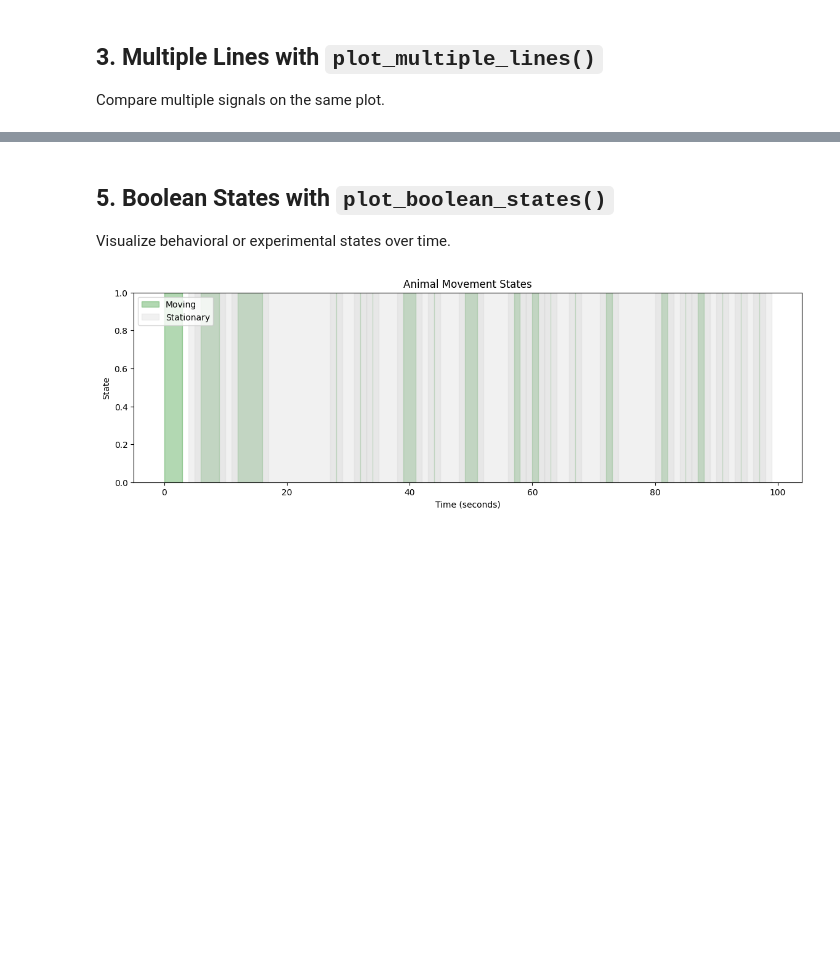
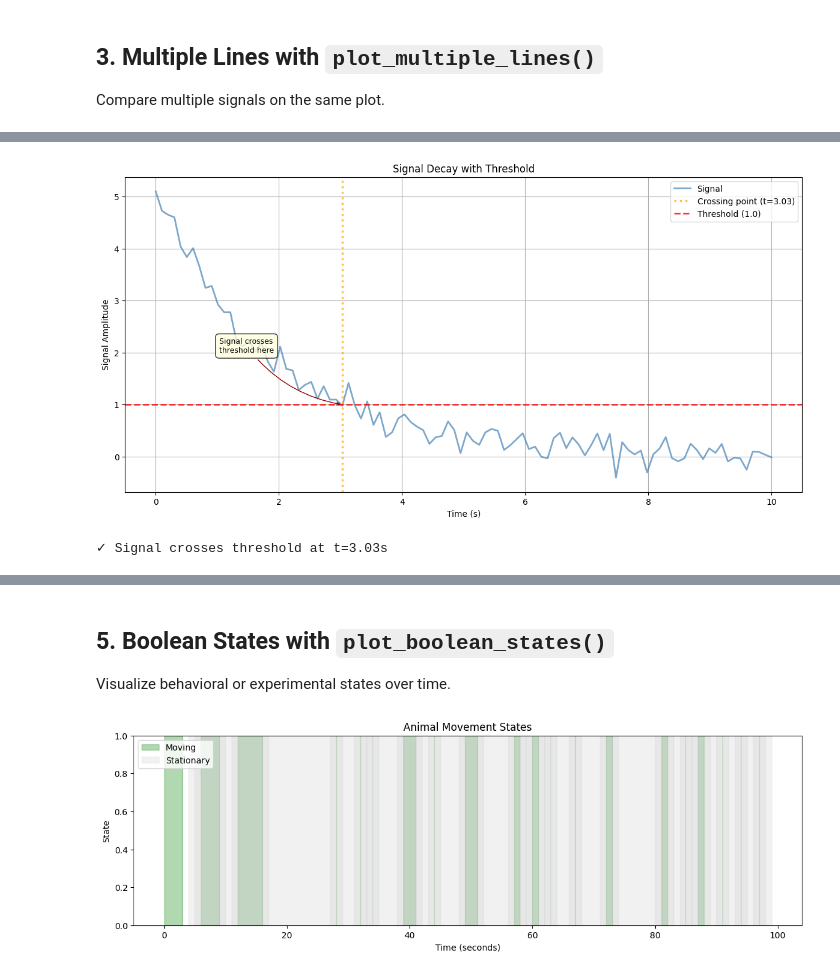
Before and after one commit to Ch3fUlrich/neural-analysis, a Jupyter notebook: examples/plots_1d_examples.ipynb, the cells around one changed output, grey strips where cells are left out. Cells and saved outputs as stored; diff of their text form; code cells hidden in the pictures; blank space fills up the shorter version.

```diff
--- a/examples/plots_1d_examples.ipynb
+++ b/examples/plots_1d_examples.ipynb
@@ -98,0 +103,71 @@ plt.show()
+# %%
+from neural_analysis.plotting import PlotGrid, PlotSpec
+
+# Generate sample data - exponential decay
+x = np.linspace(0, 10, 100)
+y = 5 * np.exp(-0.5 * x) + np.random.normal(0, 0.2, 100)
+
+# Find where signal crosses threshold of 1.0
+threshold = 1.0
+cross_idx = np.where(y < threshold)[0][0] if any(y < threshold) else len(y) - 1
+cross_x = x[cross_idx]
+
+# Create line plot with reference lines
+data = {'x': x, 'y': y}
+spec = PlotSpec(
+    data=data,
+    plot_type='line',
+    title='Signal Decay with Threshold',
+    color='steelblue',
+    line_width=2,
+    label='Signal',
+    # Add horizontal threshold line
+    hlines=[
+        {
+            'y': threshold,
+            'color': 'red',
+            'linestyle': '--',
+            'linewidth': 2,
+            'alpha': 0.8,
+            'label': 'Threshold (1.0)'
+        }
+    ],
+    # Add vertical line at crossing point
+    vlines=[
+        {
+            'x': cross_x,
+            'color': 'orange',
+            'linestyle': ':',
+            'linewidth': 2.5,
+            'alpha': 0.7,
+            'label': f'Crossing point (t={cross_x:.2f})'
+        }
+    ],
+    # Add annotation at the crossing point
+    annotations=[
+        {
+            'text': f'Signal crosses\nthreshold here',
+            'xy': (cross_x, threshold),
+            'xytext': (cross_x - 2, threshold + 1),
+            'fontsize': 9,
+            'bbox': dict(boxstyle='round,pad=0.5', facecolor='lightyellow', alpha=0.8),
+            'arrowprops': dict(arrowstyle='->', connectionstyle='arc3,rad=0.2', color='darkred'),
+        }
+    ]
+)
+
+config = PlotConfig(
+    xlabel='Time (s)',
+    ylabel='Signal Amplitude',
+    figsize=(12, 6),
+    grid=True
+)
+
+grid = PlotGrid(plot_specs=[spec], config=config)
+grid.plot()
+plt.show()
+
+print(f"\n✓ Signal crosses threshold at t={cross_x:.2f}s")
+# %% [output]
+[figure, added]
+✓ Signal crosses threshold at t=3.03s
```
Also changed, not shown: parts of 7 cells of this notebook, 8 other files.
